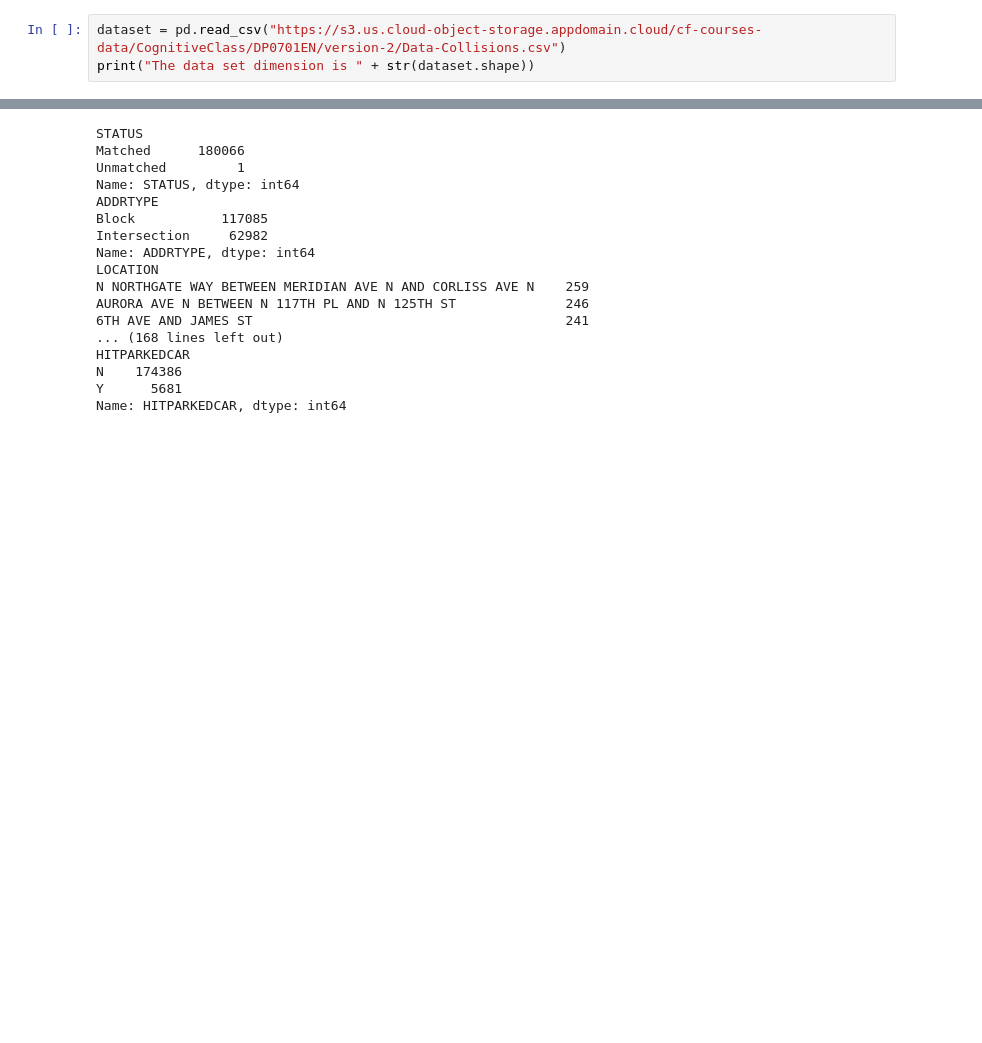
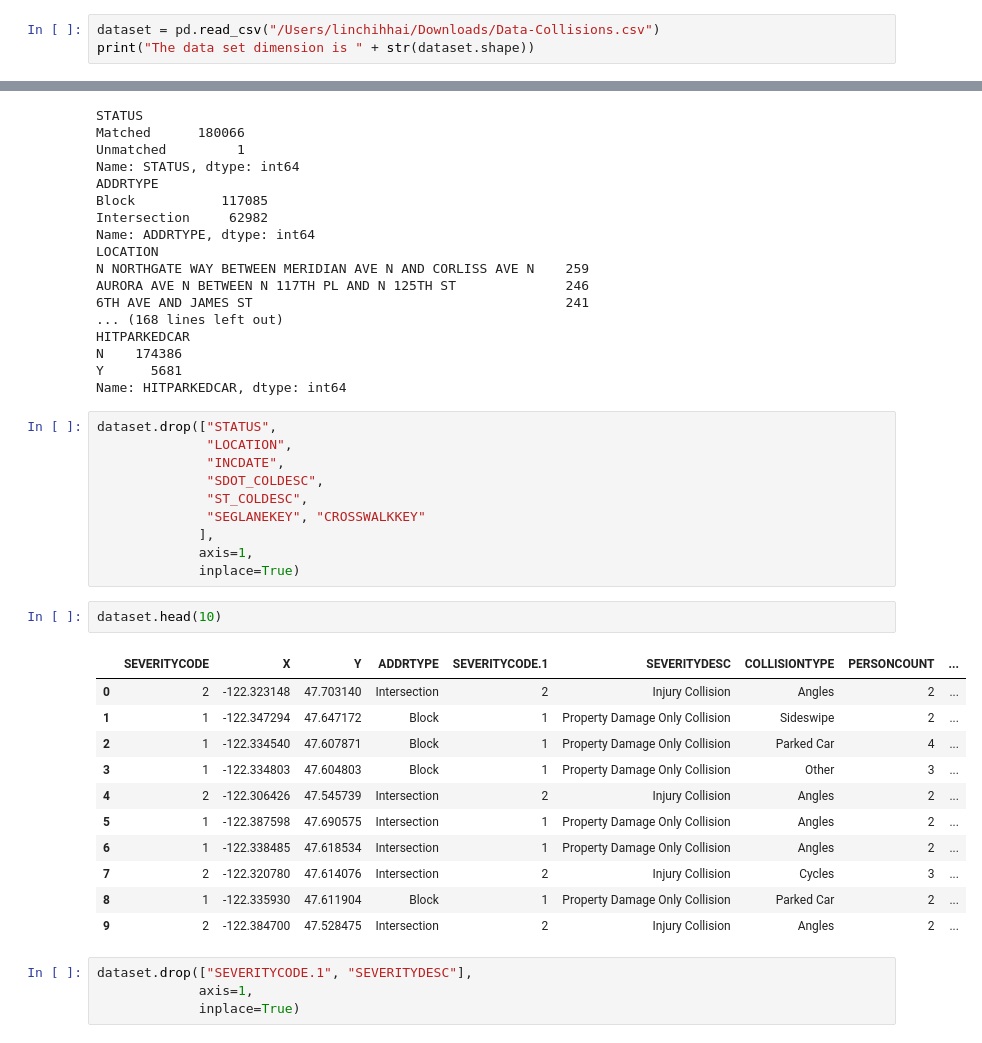
Before and after one commit to LinChihhai/Coursera_Capstone, a Jupyter notebook: capstone.ipynb, the cells around one changed output, grey strips where cells are left out. Drawn from its saved outputs; the diff is of its cells as text; blank space fills up the shorter version.

```diff
--- a/capstone.ipynb
+++ b/capstone.ipynb
@@ -9,7 +9,7 @@ Hello Capstone Project Course!
 # Data discription
 fetch data from .csv file
 # %%
-dataset = pd.read_csv("https://s3.us.cloud-object-storage.appdomain.cloud/cf-courses-data/CognitiveClass/DP0701EN/version-2/Data-Collisions.csv")
+dataset = pd.read_csv("/Users/linchihhai/Downloads/Data-Collisions.csv")
 print("The data set dimension is " + str(dataset.shape))
 # %% [output]
 The data set dimension is (194673, 38)
@@ -196,3 +196,31 @@ HITPARKEDCAR
 N    174386
 Y      5681
 Name: HITPARKEDCAR, dtype: int64
+# %%
+dataset.drop(["STATUS",
+              "LOCATION",
+              "INCDATE",
+              "SDOT_COLDESC",
+              "ST_COLDESC",
+              "SEGLANEKEY", "CROSSWALKKEY"
+             ],
+             axis=1,
+             inplace=True)
+# %%
+dataset.head(10)
+# %% [output]
+|  | SEVERITYCODE | X | Y | ADDRTYPE | SEVERITYCODE.1 | SEVERITYDESC | COLLISIONTYPE | PERSONCOUNT | ... |
+| 0 | 2 | -122.323148 | 47.703140 | Intersection | 2 | Injury Collision | Angles | 2 | ... |
+| 1 | 1 | -122.347294 | 47.647172 | Block | 1 | Property Damage Only Collision | Sideswipe | 2 | ... |
+| 2 | 1 | -122.334540 | 47.607871 | Block | 1 | Property Damage Only Collision | Parked Car | 4 | ... |
+| 3 | 1 | -122.334803 | 47.604803 | Block | 1 | Property Damage Only Collision | Other | 3 | ... |
+| 4 | 2 | -122.306426 | 47.545739 | Intersection | 2 | Injury Collision | Angles | 2 | ... |
+| 5 | 1 | -122.387598 | 47.690575 | Intersection | 1 | Property Damage Only Collision | Angles | 2 | ... |
+| 6 | 1 | -122.338485 | 47.618534 | Intersection | 1 | Property Damage Only Collision | Angles | 2 | ... |
+| 7 | 2 | -122.320780 | 47.614076 | Intersection | 2 | Injury Collision | Cycles | 3 | ... |
+| 8 | 1 | -122.335930 | 47.611904 | Block | 1 | Property Damage Only Collision | Parked Car | 2 | ... |
+| 9 | 2 | -122.384700 | 47.528475 | Intersection | 2 | Injury Collision | Angles | 2 | ... |
+# %%
+dataset.drop(["SEVERITYCODE.1", "SEVERITYDESC"],
+             axis=1,
+             inplace=True)
```
Also changed, not shown: parts of 21 cells of this notebook.
